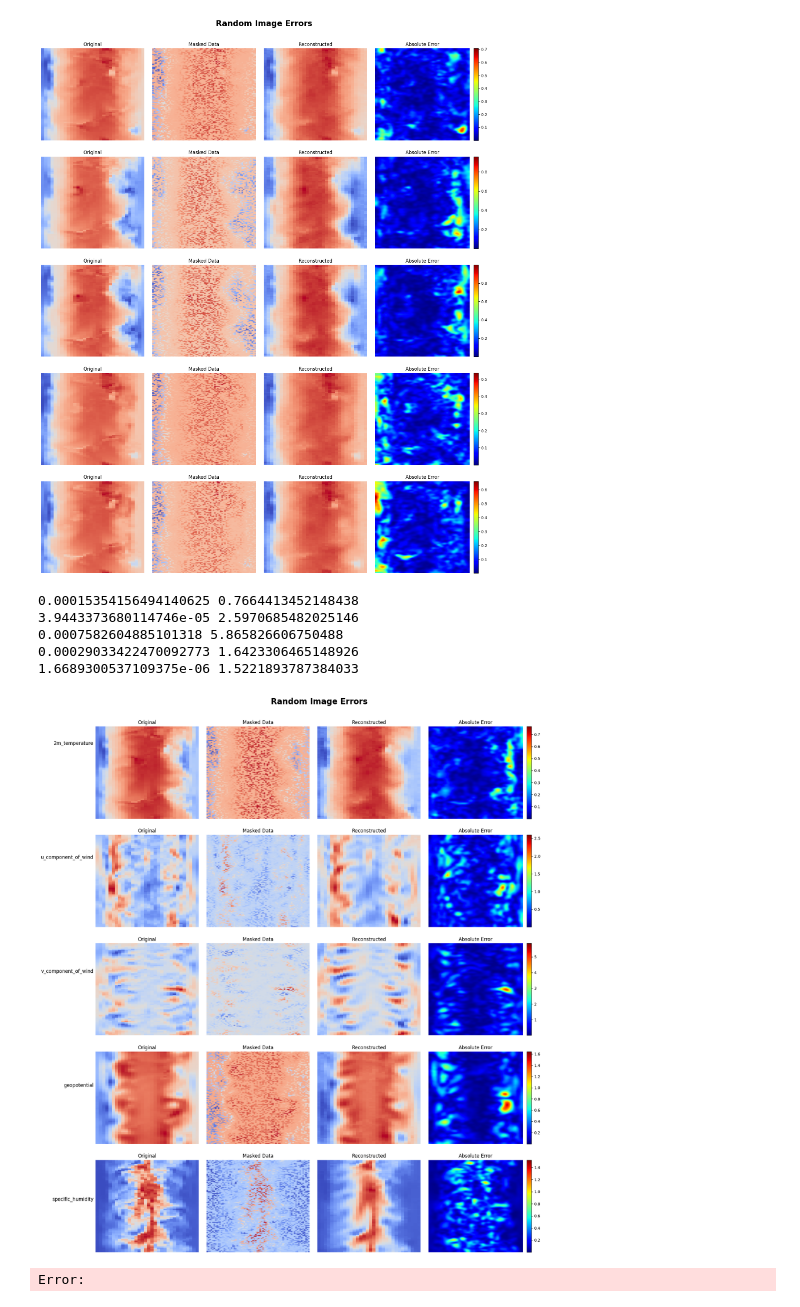
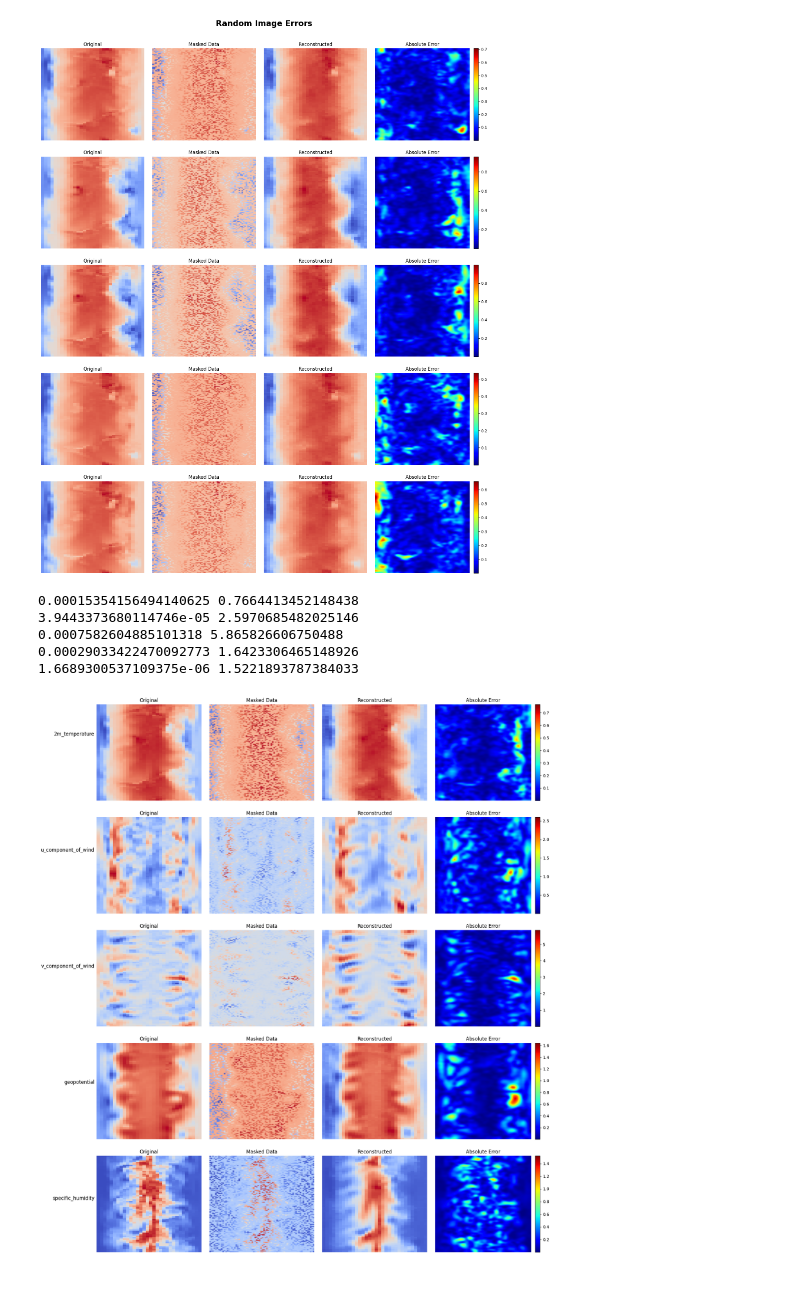
Before and after one commit to nathanwbailey/msc_project, a Jupyter notebook: part_2_decoder/autoencoder_MAE_GN/eval.ipynb, the cells around one changed output. Saved outputs shown, nothing was run; the diff lists cells and outputs as text; code cells hidden in the pictures.

Commit message:
update notebooks for figures

```diff
--- a/part_2_decoder/autoencoder_MAE_GN/eval.ipynb
+++ b/part_2_decoder/autoencoder_MAE_GN/eval.ipynb
@@ -653,33 +653,31 @@ for i in range(5):
     axs[i, 2].imshow(recon_masked_x_temp_i, cmap="coolwarm", aspect="auto")
     axs[i, 2].set_title("Reconstructed")
     axs[i, 2].axis("off")
 
     im = axs[i, 3].imshow(
         error_i, cmap="jet", aspect="auto", interpolation="bicubic"
     )
     axs[i, 3].set_title("Absolute Error")
     axs[i, 3].axis("off")
 
     fig.colorbar(im, ax=axs[i, 3], fraction=0.046, pad=0.04)
     vmin, vmax = im.get_clim()
     print(vmin, vmax)
-fig.suptitle("Random Image Errors", fontsize=20, fontweight="bold")
 for i in range(5):
     fig.text(
         0.005,
         1 - (i + 0.5) / 5,
         mode_labels[i],
         va="center",
         ha="right",
         fontsize=12,
     )
 plt.tight_layout(rect=[0, 0, 1, 0.97], w_pad=2.0, h_pad=2.5)
 plt.show()
 # %% [output]
 0.00015354156494140625 0.7664413452148438
 3.9443373680114746e-05 2.5970685482025146
 0.0007582604885101318 5.865826606750488
 0.00029033422470092773 1.6423306465148926
 1.6689300537109375e-06 1.5221893787384033
-[figure, old version]
+[figure, new version]
-Error:
```
Also changed, not shown: 1 other file.
